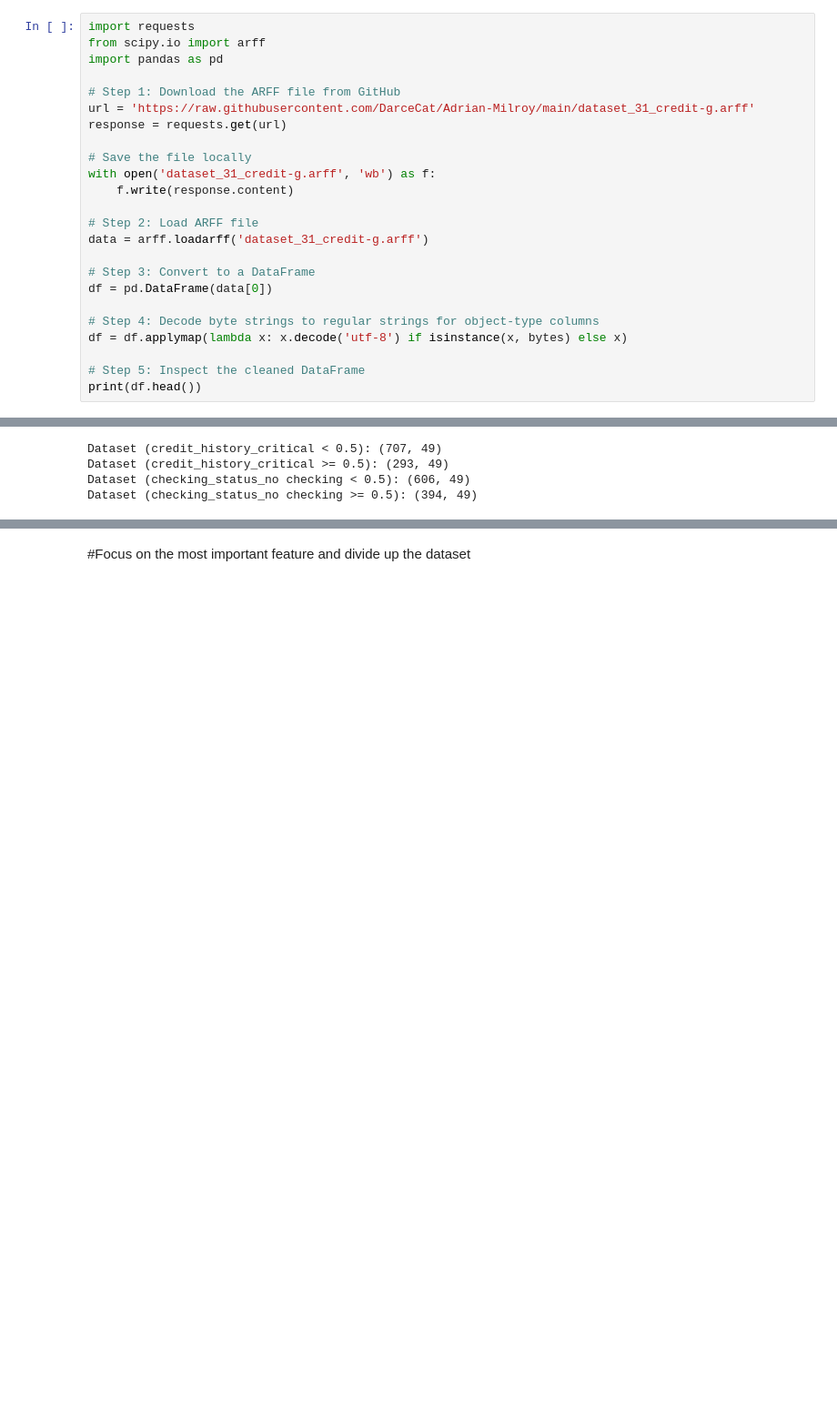
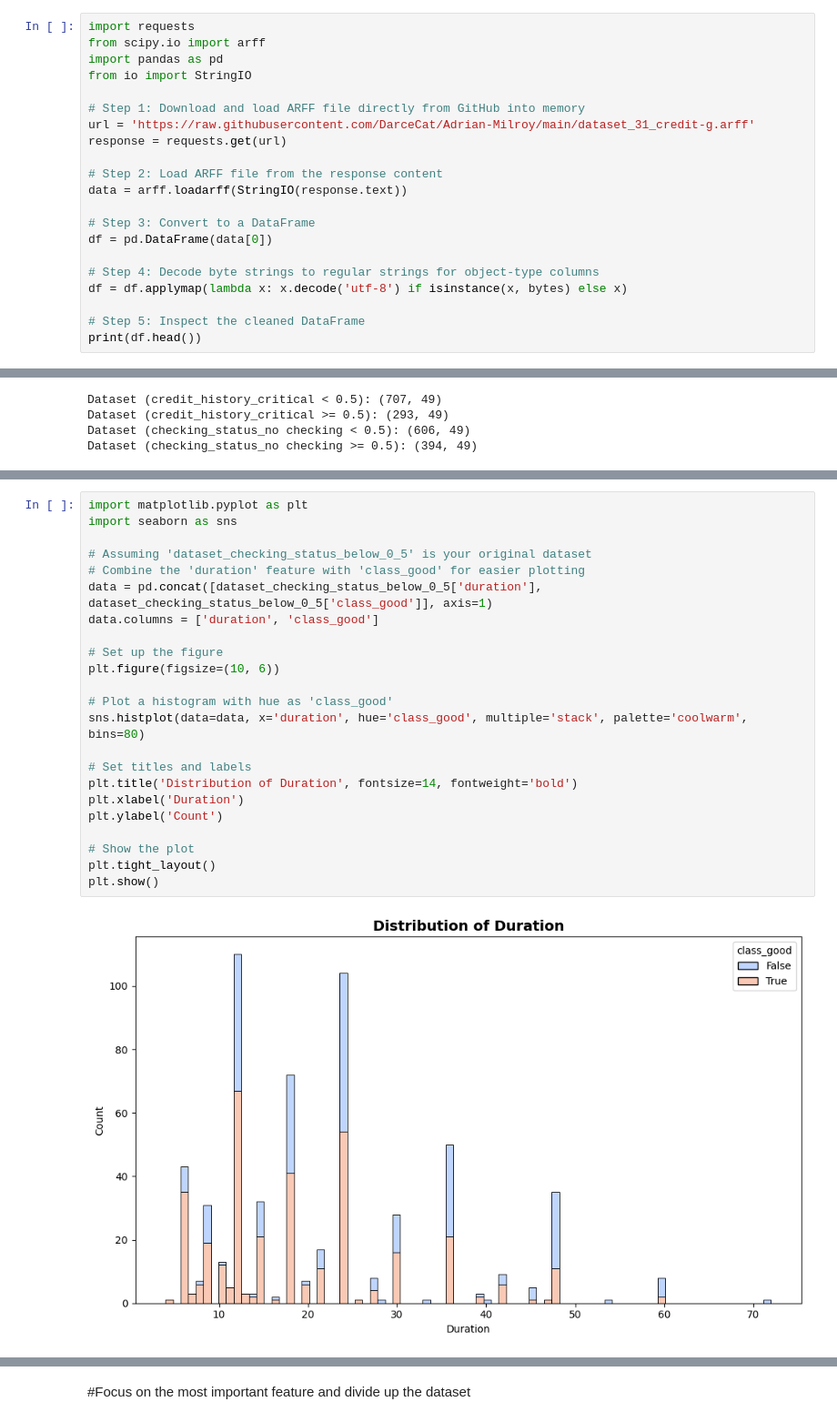
Before and after one commit to DarceCat/Adrian-Milroy, a Jupyter notebook: Loan_Default_'credit_g'.ipynb, the cells around one changed output, grey strips where cells are left out. Shown at 91% size. Saved outputs shown, nothing was run; the diff lists cells and outputs as text; blank space fills up the shorter version.

```diff
--- a/Loan_Default_'credit_g'.ipynb
+++ b/Loan_Default_'credit_g'.ipynb
@@ -32,17 +32,14 @@ Requirement already satisfied: six>=1.5 in /usr/local/lib/python3.10/dist-packag
 import requests
 from scipy.io import arff
 import pandas as pd
+from io import StringIO
 
-# Step 1: Download the ARFF file from GitHub
+# Step 1: Download and load ARFF file directly from GitHub into memory
 url = 'https://raw.githubusercontent.com/DarceCat/Adrian-Milroy/main/dataset_31_credit-g.arff'
 response = requests.get(url)
 
-# Save the file locally
-with open('dataset_31_credit-g.arff', 'wb') as f:
-    f.write(response.content)
-
-# Step 2: Load ARFF file
-data = arff.loadarff('dataset_31_credit-g.arff')
+# Step 2: Load ARFF file from the response content
+data = arff.loadarff(StringIO(response.text))
 
 # Step 3: Convert to a DataFrame
 df = pd.DataFrame(data[0])
@@ -372,0 +732,25 @@ Dataset (checking_status_no checking >= 0.5): (394, 49)
+# %%
+import matplotlib.pyplot as plt
+import seaborn as sns
+
+# Assuming 'dataset_checking_status_below_0_5' is your original dataset
+# Combine the 'duration' feature with 'class_good' for easier plotting
+data = pd.concat([dataset_checking_status_below_0_5['duration'], dataset_checking_status_below_0_5['class_good']], axis=1)
+data.columns = ['duration', 'class_good']
+
+# Set up the figure
+plt.figure(figsize=(10, 6))
+
+# Plot a histogram with hue as 'class_good'
+sns.histplot(data=data, x='duration', hue='class_good', multiple='stack', palette='coolwarm', bins=80)
+
+# Set titles and labels
+plt.title('Distribution of Duration', fontsize=14, fontweight='bold')
+plt.xlabel('Duration')
+plt.ylabel('Count')
+
+# Show the plot
+plt.tight_layout()
+plt.show()
+# %% [output]
+[figure, added]
```
Also changed, not shown: parts of 24 cells of this notebook.
